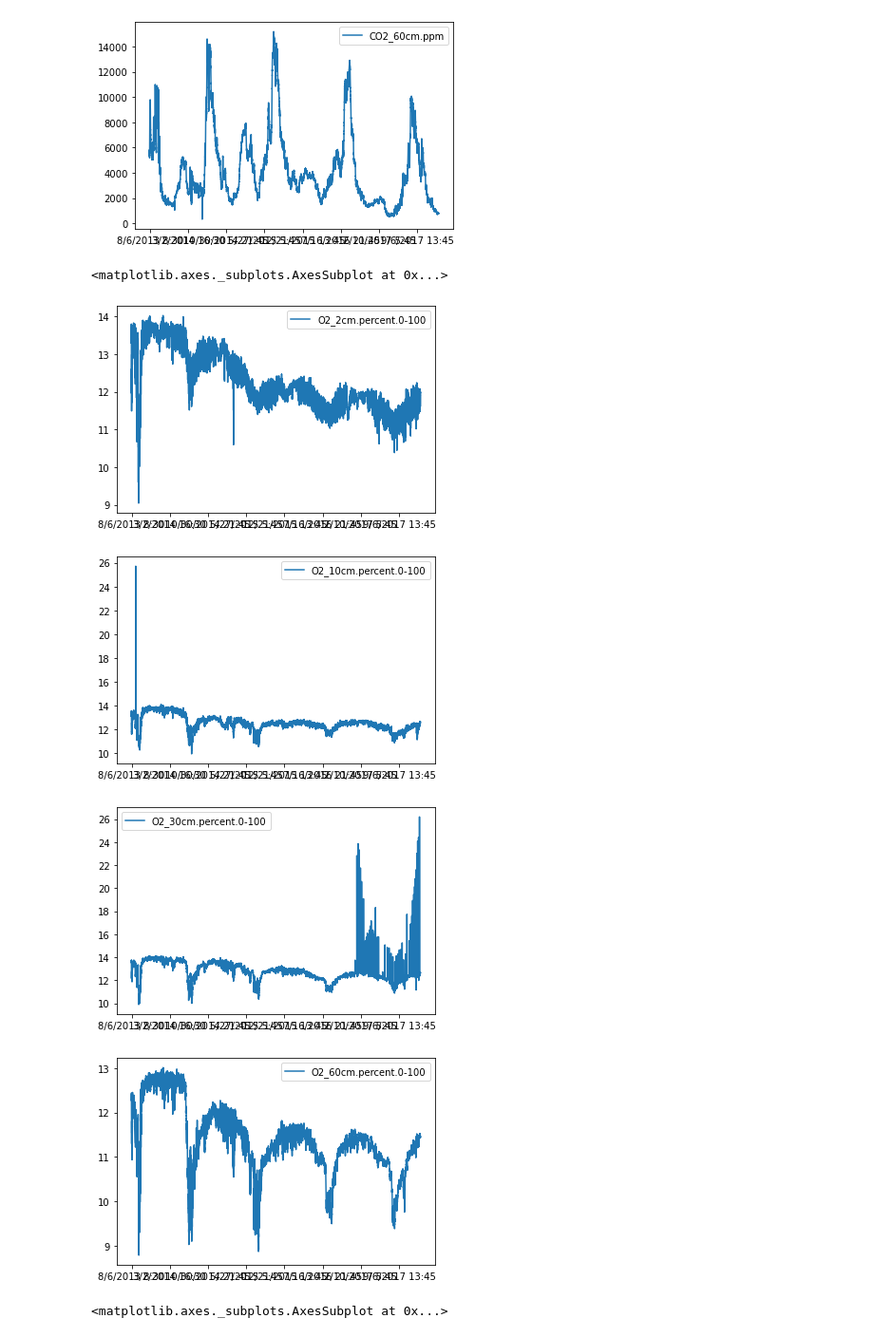
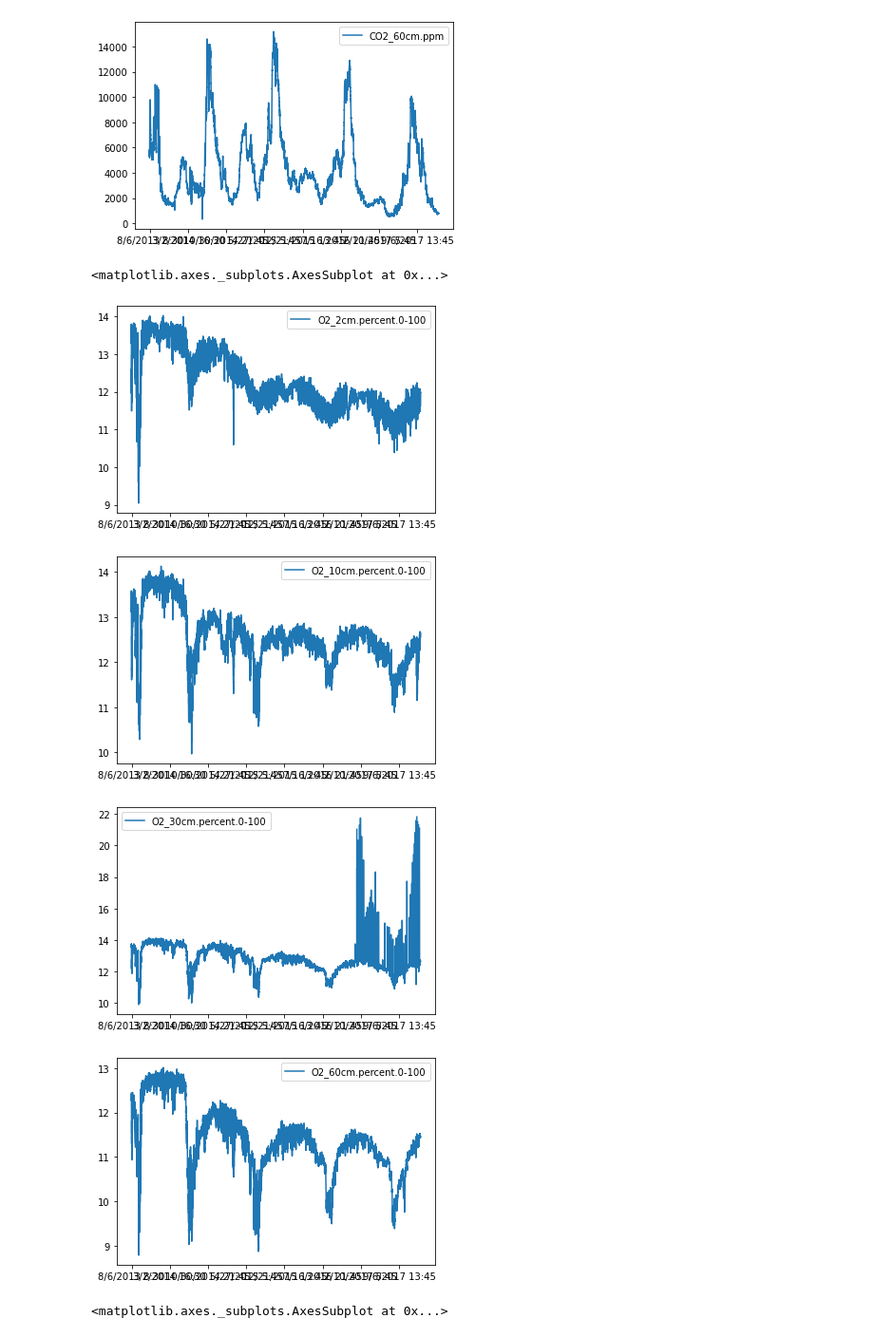
Before and after one commit to mberghouse/CO2-Data, a Jupyter notebook: python_processing/Catalina-Jemez CZO/MC_Pit1.ipynb, the cells around one changed output. Shown at 95% size. Drawn from its saved outputs; the diff is of its cells as text; code cells hidden in the pictures.

```diff
--- a/python_processing/Catalina-Jemez CZO/MC_Pit1.ipynb
+++ b/python_processing/Catalina-Jemez CZO/MC_Pit1.ipynb
@@ -123,8 +137,8 @@ df18
 # %%
 pd.set_option('display.max_columns', None)
 
-df=pd.concat([df1,df2,df3,df4,df5,df6,df7,df9,df10,df11, df12, df13, df14, df15, df16, df17, df18], sort=False)
-df.columns=['SoilMoisture_12cm.m3m3', 'Decagon5TETemp_12cm.deg.C', 'BulkEC_12cm.dS/m','SoilMoisture_37cm.m3m3', 'Decagon5TETemp_37cm.deg.C', 'BulkEC_37cm.dS/m','SoilMoisture_57cm.m3m3', 'Decagon5TETemp_57cm.deg.C', 'BulkEC_57cm.dS/m', 'Voltage_12cm.mV', 'Voltage_23cm.mV', 'ApogeeTemp_2cm.deg.C','ApogeeTemp_10cm.deg.C', 'ApogeeTemp_30cm.deg.C', 'ApogeeTemp_60cm.deg.C', 'O2_2cm.percent.0-100', 'O2_10cm.percent.0-100', 'O2_30cm.percent.0-100', 'O2_60cm.percent.0-100', 'CO2_2cm.ppm', 'CO2_10cm.ppm', 'CO2_30cm.ppm', 'CO2_60cm.ppm', 'ReductionPotential_5cm.mV','ReductionPotential_10cm.mV','ReductionPotential_30cm.mV','ReductionPotential_60cm.mV' ]
+df=pd.concat([df1,df2,df3,df4,df5,df6,df7,df9,df10,df11, df12, df13, df14, df15, df16, df17, df18,df19], sort=False)
+df.columns=['SoilMoisture_12cm.m3m3', 'Decagon5TETemp_12cm.deg.C', 'BulkEC_12cm.dS/m','SoilMoisture_37cm.m3m3', 'Decagon5TETemp_37cm.deg.C', 'BulkEC_37cm.dS/m','SoilMoisture_57cm.m3m3', 'Decagon5TETemp_57cm.deg.C', 'BulkEC_57cm.dS/m', 'Voltage_12cm.mV', 'Voltage_23cm.mV', 'ApogeeTemp_2cm.deg.C','ApogeeTemp_10cm.deg.C', 'ApogeeTemp_30cm.deg.C', 'ApogeeTemp_60cm.deg.C', 'O2_2cm.percent.0-100', 'O2_10cm.percent.0-100', 'O2_30cm.percent.0-100', 'O2_60cm.percent.0-100', 'CO2_2cm.ppm', 'CO2_10cm.ppm', 'CO2_30cm.ppm', 'CO2_60cm.ppm', 'ReductionPotential_5cm.mV','ReductionPotential_10cm.mV','ReductionPotential_30cm.mV','ReductionPotential_60cm.mV', 'PRISM_precip.mm' ]
 df
 # %% [output]
 |  | SoilMoisture_12cm.m3m3 | Decagon5TETemp_12cm.deg.C | BulkEC_12cm.dS/m | SoilMoisture_37cm.m3m3 | ... |
@@ -173,16 +187,18 @@ df.plot(use_index=True, y='CO2_60cm.ppm')
 [figure]
 [figure]
 # %%
+df['O2_10cm.percent.0-100'].mask(df['O2_10cm.percent.0-100']>=22, inplace=True)
+df['O2_30cm.percent.0-100'].mask(df['O2_30cm.percent.0-100']>=22, inplace=True)
 plt.show()
 df.plot(use_index=True, y='O2_2cm.percent.0-100')
 df.plot(use_index=True, y='O2_10cm.percent.0-100')
 df.plot(use_index=True, y='O2_30cm.percent.0-100')
 df.plot(use_index=True, y='O2_60cm.percent.0-100')
 # %% [output]
 <matplotlib.axes._subplots.AxesSubplot at 0x...>
 [figure]
-[figure, old version]
+[figure, new version]
-[figure, old version]
+[figure, new version]
 [figure]
 # %%
 #plt.show()
```
Also changed, not shown: parts of 8 cells of this notebook, 2 other files.
